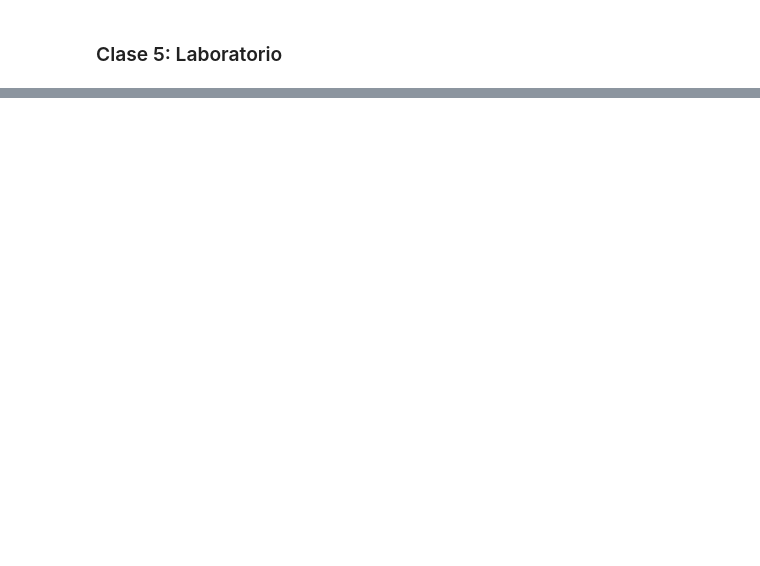
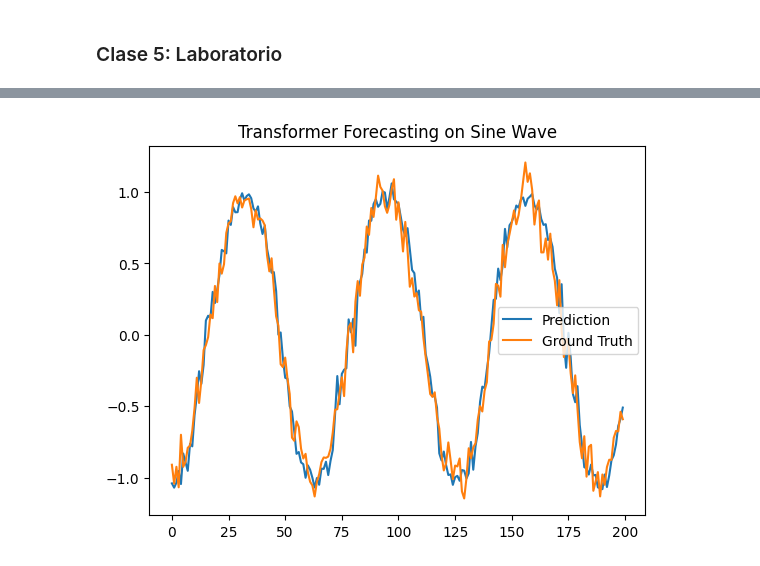
Before and after one commit to fdiazja93/especialidad-en-GenAI, a Jupyter notebook: Clase 5/laboratorio_5.ipynb, the cells around one changed output, grey strips where cells are left out. Saved outputs shown, nothing was run; the diff lists cells and outputs as text; code cells hidden in the pictures; blank space fills up the shorter version.

```diff
--- a/Clase 5/laboratorio_5.ipynb
+++ b/Clase 5/laboratorio_5.ipynb
@@ -239,0 +252,64 @@ Predicción del modelo: [[8, 3, 5, 1, 8, 7]]
+# %%
+# ## 7. Time Series Forecasting with Transformers
+
+import torch
+import torch.nn as nn
+import torch.nn.functional as F
+import numpy as np
+import matplotlib.pyplot as plt
+
+# Generate synthetic sine wave data
+t = np.linspace(0, 100, 1000)
+y = np.sin(t) + 0.1 * np.random.randn(1000)
+
+# Build dataset: previous `window_size` points → predict next point
+window_size = 30
+X_seq, Y_seq = [], []
+for i in range(len(y) - window_size):
+    X_seq.append(y[i:i+window_size])
+    Y_seq.append(y[i+window_size])
+
+X_seq = torch.tensor(X_seq, dtype=torch.float32).unsqueeze(-1)  # shape (N, window, 1)
+Y_seq = torch.tensor(Y_seq, dtype=torch.float32).unsqueeze(-1)  # shape (N, 1)
+
+# Define a tiny transformer encoder for forecasting
+class TimeSeriesTransformer(nn.Module):
+    def __init__(self, d_model=16, nhead=2, num_layers=2):
+        super().__init__()
+        self.embedding = nn.Linear(1, d_model)
+        encoder_layer = nn.TransformerEncoderLayer(d_model=d_model, nhead=nhead, batch_first=True)
+        self.encoder = nn.TransformerEncoder(encoder_layer, num_layers=num_layers)
+        self.head = nn.Linear(d_model, 1)
+
+    def forward(self, x):
+        x = self.embedding(x)
+        x = self.encoder(x)
+        return self.head(x[:, -1])
+
+model = TimeSeriesTransformer()
+optimizer = torch.optim.Adam(model.parameters(), lr=0.001)
+loss_fn = nn.MSELoss()
+
+# Training loop
+for step in range(500):
+    i = torch.randint(0, X_seq.size(0), (32,))
+    x_batch, y_batch = X_seq[i], Y_seq[i]
+    pred = model(x_batch)
+    loss = loss_fn(pred, y_batch)
+    optimizer.zero_grad()
+    loss.backward()
+    optimizer.step()
+    if step % 100 == 0:
+        print(f"Step {step}, loss: {loss.item():.4f}")
+
+# Evaluate on the last part of the sequence
+with torch.no_grad():
+    preds = model(X_seq[-200:]).squeeze().numpy()
+    truth = Y_seq[-200:].squeeze().numpy()
+
+plt.plot(preds, label="Prediction")
+plt.plot(truth, label="Ground Truth")
+plt.title("Transformer Forecasting on Sine Wave")
+plt.legend()
+plt.show()
+# %% [output]
@@ -239,0 +321 @@ Predicción del modelo: [[8, 3, 5, 1, 8, 7]]
+[figure, added]
```
Also changed, not shown: parts of 3 cells of this notebook, 1 other file.
